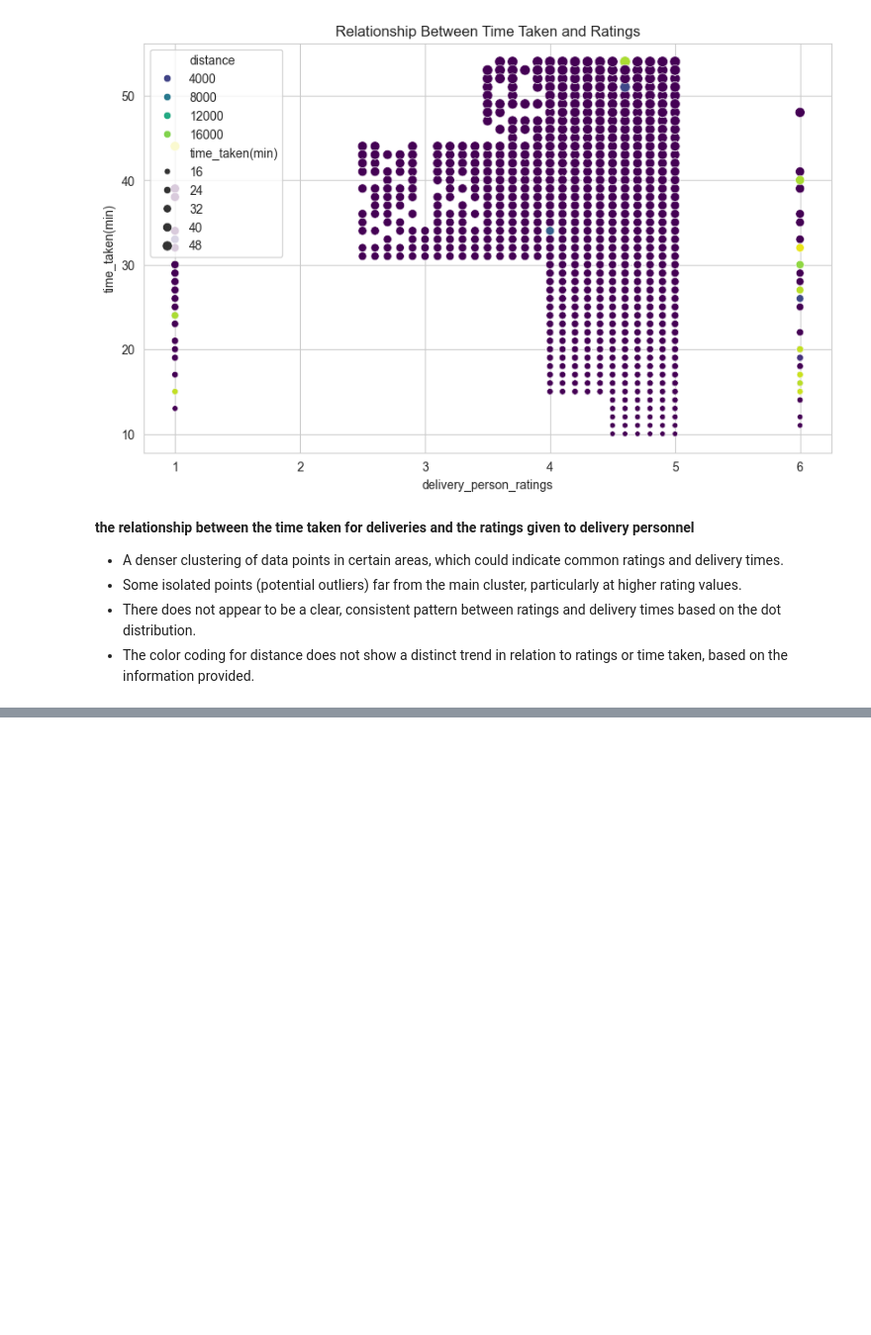
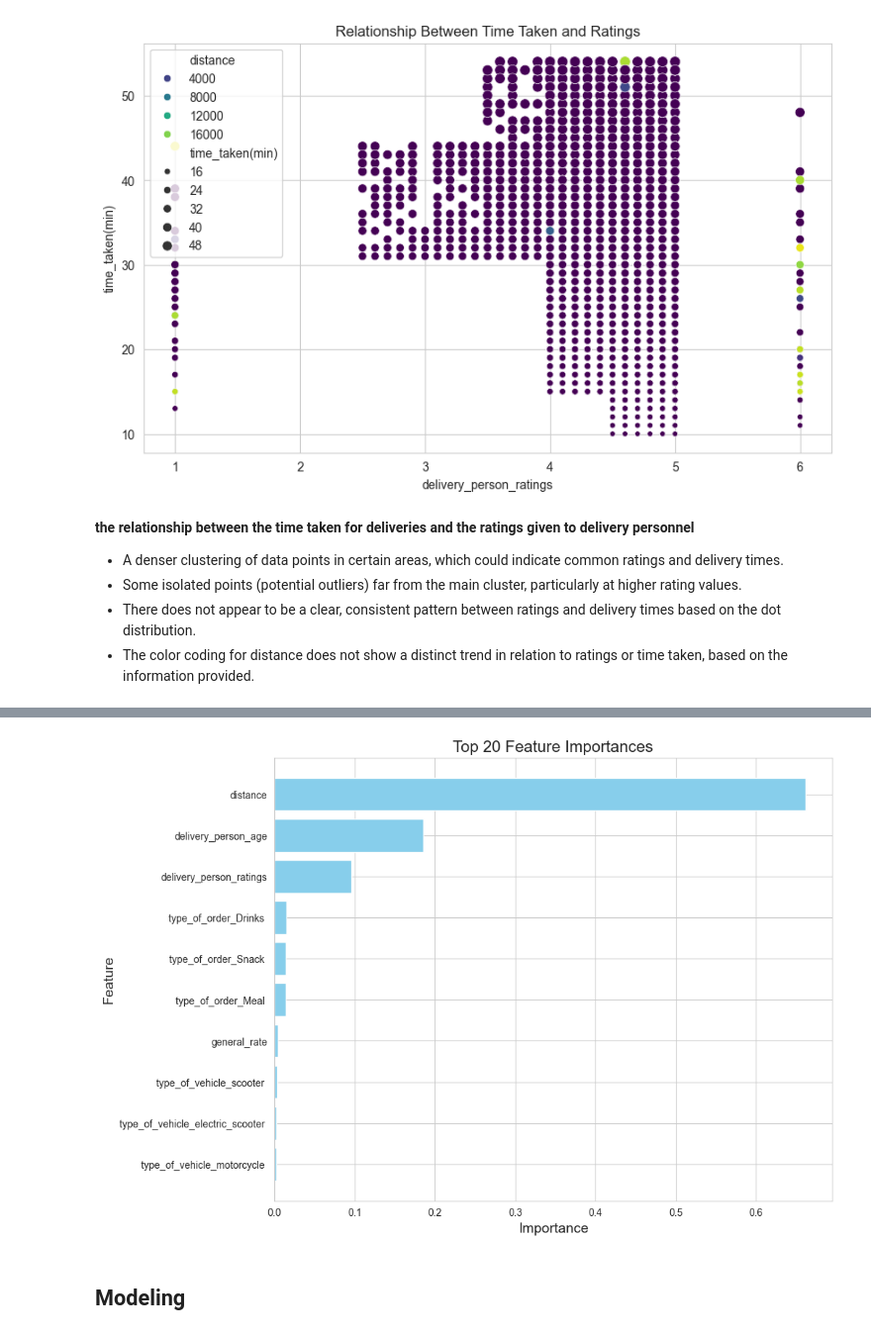
Before and after one commit to MrRezamo/Food_Delivery_Time_Prediction, a Jupyter notebook: Project/Main_Project.ipynb, the cells around one changed output, grey strips where cells are left out. Shown at 99% size. Cells and saved outputs as stored; diff of their text form; code cells hidden in the pictures; blank space fills up the shorter version.

Commit message:
Final_Data_Pre

```diff
--- a/Project/Main_Project.ipynb
+++ b/Project/Main_Project.ipynb
@@ -453,0 +435,2 @@ plt.show()
+# %%
+df = data.copy(deep=True)
@@ -453,0 +439,2 @@ plt.show()
+# %%
+df = df[df['delivery_person_ratings'] <= 5]
@@ -453,0 +451,9 @@ plt.show()
+# %%
+drop_columns = ['id','delivery_person_id',
+                'restaurant_latitude','restaurant_longitude',
+                'delivery_location_latitude','delivery_location_longitude']
+
+df = df.drop(columns=drop_columns)
+# %%
+numerical_columns = get_column_types(df,verbose=False)['numerical']
+categorical_columns = get_column_types(df,verbose=False)['categorical']
@@ -453,0 +480,6 @@ plt.show()
+# %%
+train_and_plot_feature_importances(df, 'time_taken(min)', categorical_columns)
+# %% [output]
+[figure, added]
+# %% [markdown]
+## Modeling
```
Also changed, not shown: parts of 8 cells of this notebook.
